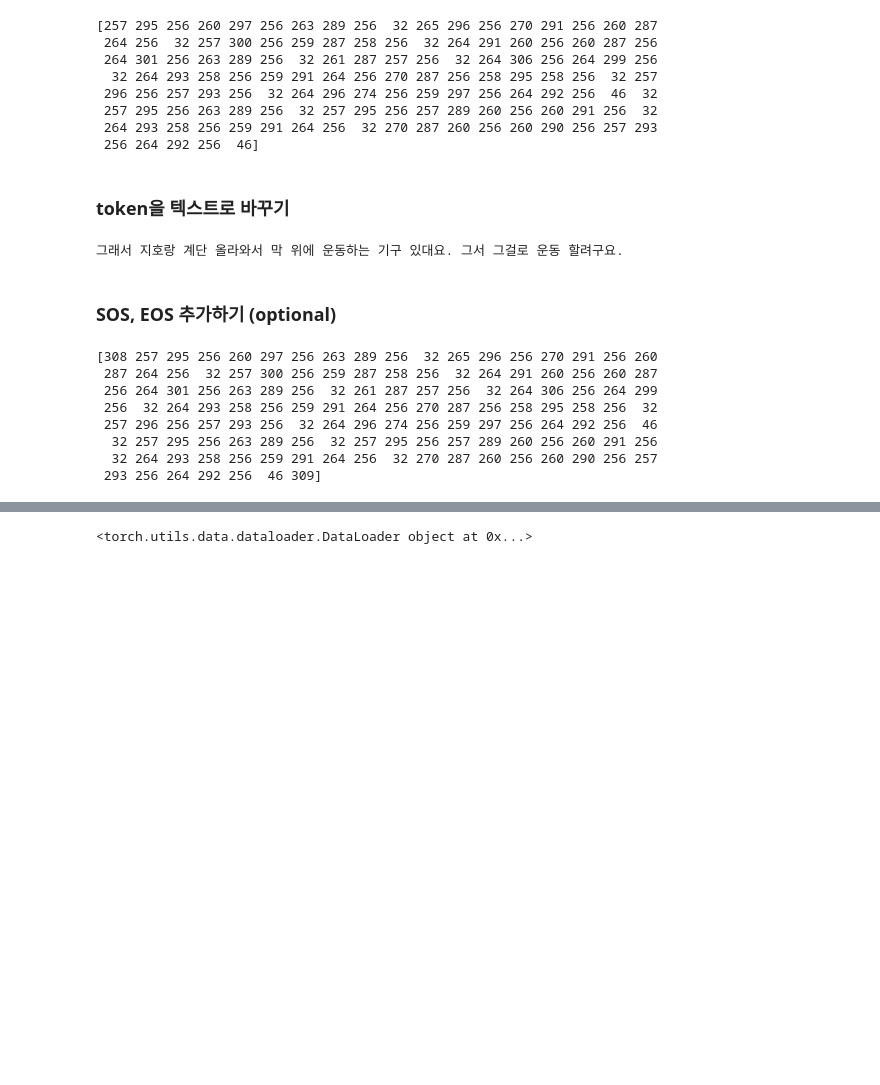
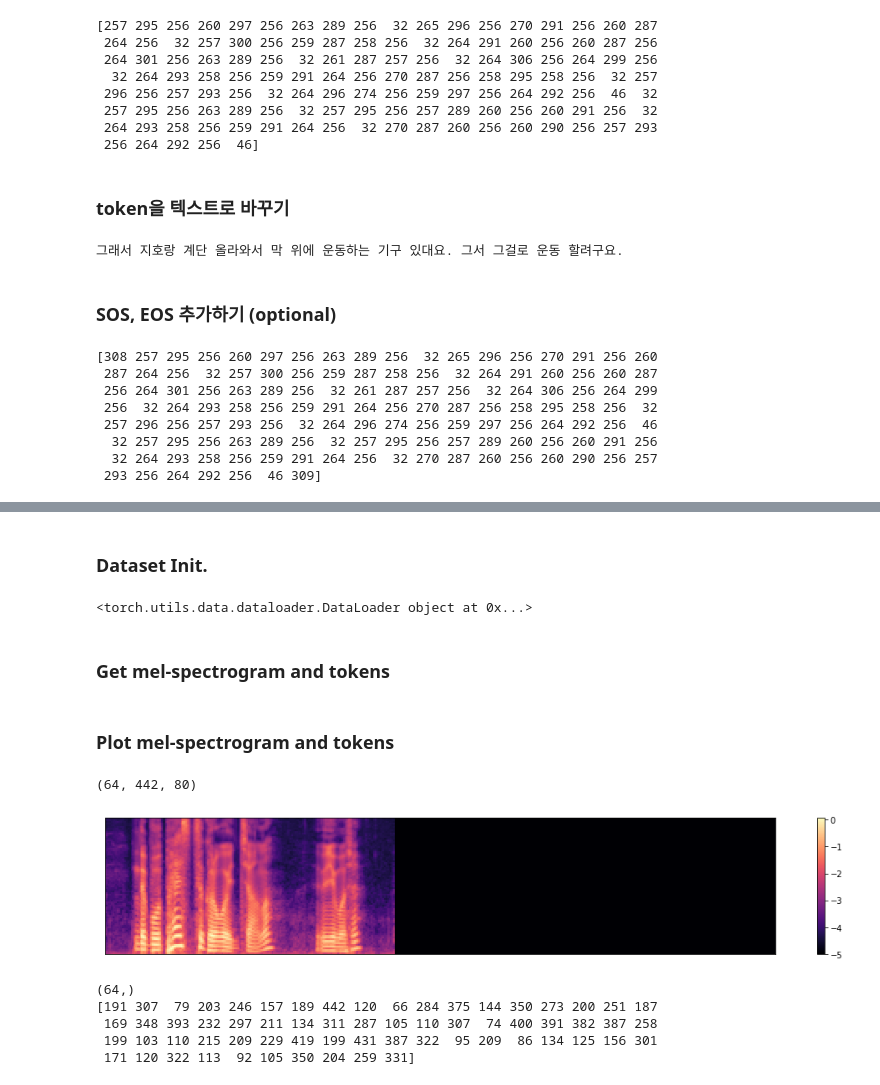
Before and after one commit to scpark20/aiffel, a Jupyter notebook: 6.ASR/3.preprocess.ipynb, the cells around one changed output, grey strips where cells are left out. Drawn from its saved outputs; the diff is of its cells as text; code cells hidden in the pictures; blank space fills up the shorter version.

```diff
--- a/6.ASR/3.preprocess.ipynb
+++ b/6.ASR/3.preprocess.ipynb
@@ -101,7 +102,7 @@ class KSponSpeechDataset(torch.utils.data.Dataset):
         S = librosa.feature.melspectrogram(wav, sr=16000, n_fft=1024, n_mels=80, hop_length=256, power=1.0)
         S = np.log10(S + 1e-5)
         # (time, 512)
-        return S.T
+        return wav, S.T
 
     def _get_text(self, file):
         with open(file, 'r', encoding='cp949') as f:
@@ -119,43 +120,50 @@ class KSponSpeechDataset(torch.utils.data.Dataset):
                 index = (index + 1) % self.__len__()
                 continue
 
-            audio = self._get_audio(self.data_files[index]['wav'])
-            if len(audio) > 450:
+            wav, mel = self._get_audio(self.data_files[index]['wav'])
+            if len(mel) > 450:
                 index = (index + 1) % self.__len__()
                 continue
 
             break
 
-        return torch.FloatTensor(audio), torch.LongTensor(text)
+        return torch.FloatTensor(wav), torch.FloatTensor(mel), torch.LongTensor(text)
 
     def __len__(self):
         return len(self.data_files)
 # %%
 class KSponSpeechDataCollate():
     def __call__(self, batch):
-        audio_lengths = []
+        wav_lengths = []
+        mel_lengths = []
         text_lengths = []
-        for audio, text in batch:
-            audio_lengths.append(len(audio))
+        for wav, mel, text in batch:
+            wav_lengths.append(len(wav))
+            mel_lengths.append(len(mel))
             text_lengths.append(len(text))
 
-        audio_max_length = max(audio_lengths)
+        wav_max_length = max(wav_lengths)
+        mel_max_length = max(mel_lengths)
         text_max_length = max(text_lengths)
 
-        audio_padded = torch.FloatTensor(len(batch), audio_max_length, 80)
-        audio_padded.fill_(-5)
-        audio_lengths = torch.from_numpy(np.array(audio_lengths)).long()
+        wav_padded = torch.FloatTensor(len(batch), wav_max_length)
+        wav_padded.zero_()
+        mel_padded = torch.FloatTensor(len(batch), mel_max_length, 80)
+        mel_padded.fill_(-5)
+        mel_lengths = torch.from_numpy(np.array(mel_lengths)).long()
 
         text_padded = torch.LongTensor(len(batch), text_max_length)
         text_padded.zero_()
         text_lengths = torch.from_numpy(np.array(text_lengths)).long()
 
-        for i, (audio, text) in enumerate(batch):
-            audio_padded[i, :len(audio)] = audio
+        for i, (wav, mel, text) in enumerate(batch):
+            wav_padded[i, :len(wav)] = wav
+            mel_padded[i, :len(mel)] = mel
             text_padded[i, :len(text)] = text
 
-        outputs = {'audio': audio_padded,
-                   'audio_lengths': audio_lengths,
+        outputs = {'wav': wav_padded,
+                   'mel': mel_padded,
+                   'mel_lengths': mel_lengths,
                    'text': text_padded,
                    'text_lengths': text_lengths
                   }
@@ -164,25 +182,40 @@ class KSponSpeechDataCollate():
+# %% [markdown]
+### Dataset Init.
 # %%
 dataset = KSponSpeechDataset(data_dir='dataset')
 train_loader = DataLoader(dataset, num_workers=8, shuffle=True, batch_size=64, collate_fn=KSponSpeechDataCollate())
 print(train_loader)
 # %% [output]
 <torch.utils.data.dataloader.DataLoader object at 0x...>
+# %% [markdown]
+### Get mel-spectrogram and tokens
 # %%
 for batch in train_loader:
-    audio = batch['audio'].data.cpu().numpy()
-    audio_lengths = batch['audio_lengths'].data.cpu().numpy()
+    mel = batch['mel'].data.cpu().numpy()
+    mel_lengths = batch['mel_lengths'].data.cpu().numpy()
     text = batch['text'].data.cpu().numpy()
     text_lengths = batch['text_lengths'].data.cpu().numpy()
     break
+# %% [markdown]
+### Plot mel-spectrogram and tokens
 # %%
-print(audio.shape)
+print(mel.shape)
 plt.figure(figsize=[18, 3])
-librosa.display.specshow(audio[0].T)
+librosa.display.specshow(mel[0].T)
 plt.colorbar()
 plt.show()
+# %% [output]
+(64, 442, 80)
+[figure, added]
 # %%
-print(audio_lengths.shape)
-print(audio_lengths)
+print(mel_lengths.shape)
+print(mel_lengths)
+# %% [output]
+(64,)
+[191 307  79 203 246 157 189 442 120  66 284 375 144 350 273 200 251 187
+ 169 348 393 232 297 211 134 311 287 105 110 307  74 400 391 382 387 258
+ 199 103 110 215 209 229 419 199 431 387 322  95 209  86 134 125 156 301
+ 171 120 322 113  92 105 350 204 259 331]
 # %%
 print(text.shape)
 print(text[0])
```
Also changed, not shown: parts of 5 cells of this notebook, 6 other files.
